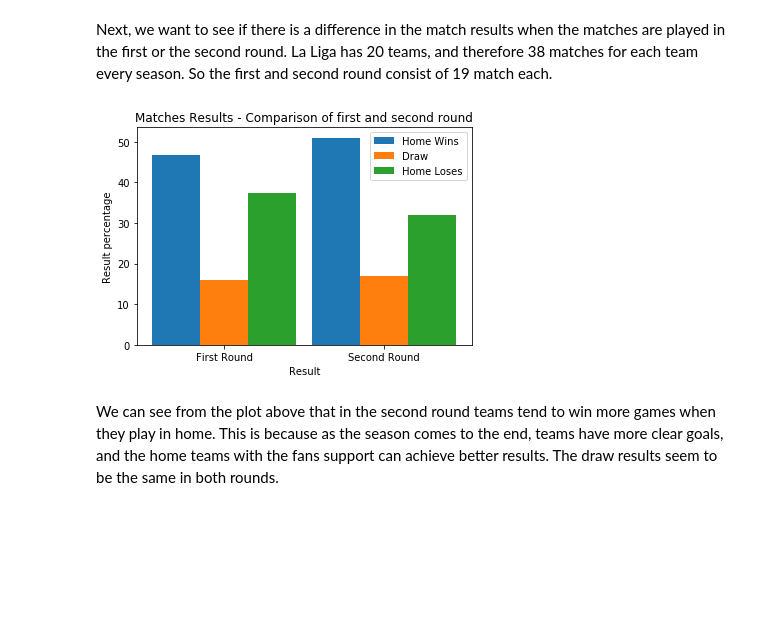
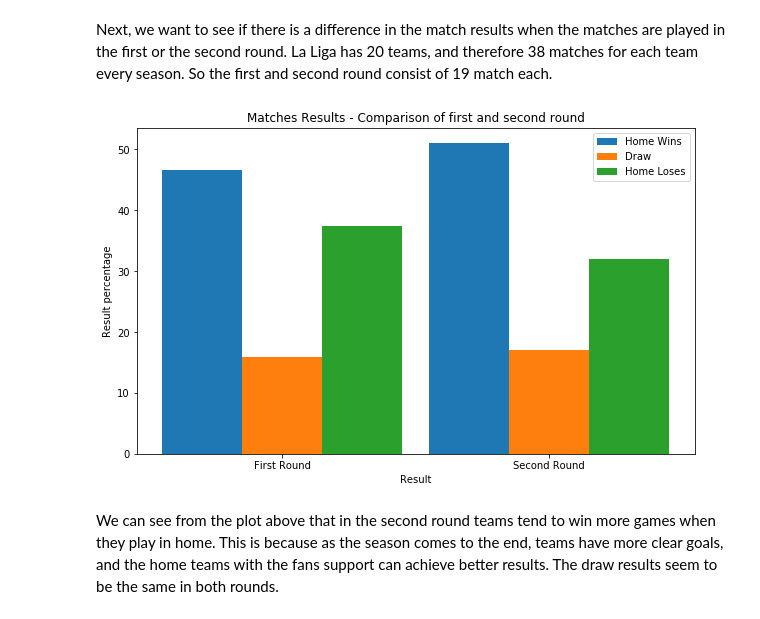
Before and after one commit to christouandr7/statsbomb_laliga, a Jupyter notebook: LaLiga.ipynb, the cells around one changed output. Saved outputs shown, nothing was run; the diff lists cells and outputs as text; code cells hidden in the pictures; blank space fills up the shorter version.

```diff
--- a/LaLiga.ipynb
+++ b/LaLiga.ipynb
@@ -10,7 +10,6 @@ import warnings
 warnings.filterwarnings('ignore')
 import matplotlib.pyplot as plt
 from IPython.display import display
-plt.rcParams['figure.figsize'] = [10, 6]
 # %% [markdown]
 First, we want to determine the competition (La Liga) id from the competition.json file. So, we open the file, and we can see some records below, showing all the seasons in all the competitions containing in the file.
 # %%
@@ -82,0 +113,12 @@ laliga_cleaned.head()
+# %%
+labels = man_country_df.index.values #labels = country names
+plt.rcParams["figure.figsize"]=10,10
+plt.pie(man_country_df["percentage"], colors = ["khaki", "tomato", "gold", "red", "aqua", "coral", "grey",
+                                                "orange", "orchid", "yellow", "lightblue"],
+     autopct='%1.0f%%',counterclock=False, shadow=True, pctdistance=1.1)
+plt.title("Managers' Nationalities")
+my_circle = plt.Circle( (0,0), 0.7, color='white')
+plt.legend(labels, loc = 3)
+p = plt.gcf()
+p.gca().add_artist(my_circle)
+plt.show()
@@ -89,8 +135,11 @@ away_wins = laliga_cleaned[laliga_cleaned["result"] == "2"].shape[0] #when away
 x = ["Home wins", "Draw", "Away wins"]
 total = laliga_cleaned.shape[0] #total matches
 y = [home_wins / total * 100, draw / total * 100, away_wins / total * 100] #get results percentages
-
-plt.pie(y, labels = x)
+plt.rcParams["figure.figsize"]=10,10
+plt.pie(y, labels = x, autopct='%1.0f%%', pctdistance=0.6, labeldistance=1.05)
 plt.title("Matches results")
+my_circle = plt.Circle( (0,0), 0.7, color='white')
+p = plt.gcf()
+p.gca().add_artist(my_circle)
 plt.show()
 # %% [output]
@@ -117,20 +166,20 @@ loses = (away_wins_first_round * 100 / first_round.shape[0], away_wins_second_ro
 # %%
 ind = np.arange(2) #xticks
 width = 0.3 #columns width
-
+plt.figure(figsize=(10,6))
 plt.bar(ind, wins, width, label='Home Wins')
 plt.bar(ind + width, draw, width, label='Draw')
 plt.bar(ind + 2 * width, loses, width, label='Home Loses')
 
 plt.ylabel("Result percentage")
 plt.xlabel("Result")
 plt.xticks(ind + 2 * width / 2, ('First Round', 'Second Round'))
 plt.legend(loc='best')
 plt.title("Matches Results - Comparison of first and second round")
 
 plt.show()
 # %% [output]
-[figure, old version]
+[figure, new version]
 # %% [markdown]
 We can see from the plot above that in the second round teams tend to win more games when they play in home. This is because as the season comes to the end, teams have more clear goals, and the home teams with the fans support can achieve better results. The draw results seem to be the same in both rounds.
 # %% [markdown]
```
Also changed, not shown: parts of 12 cells of this notebook.
